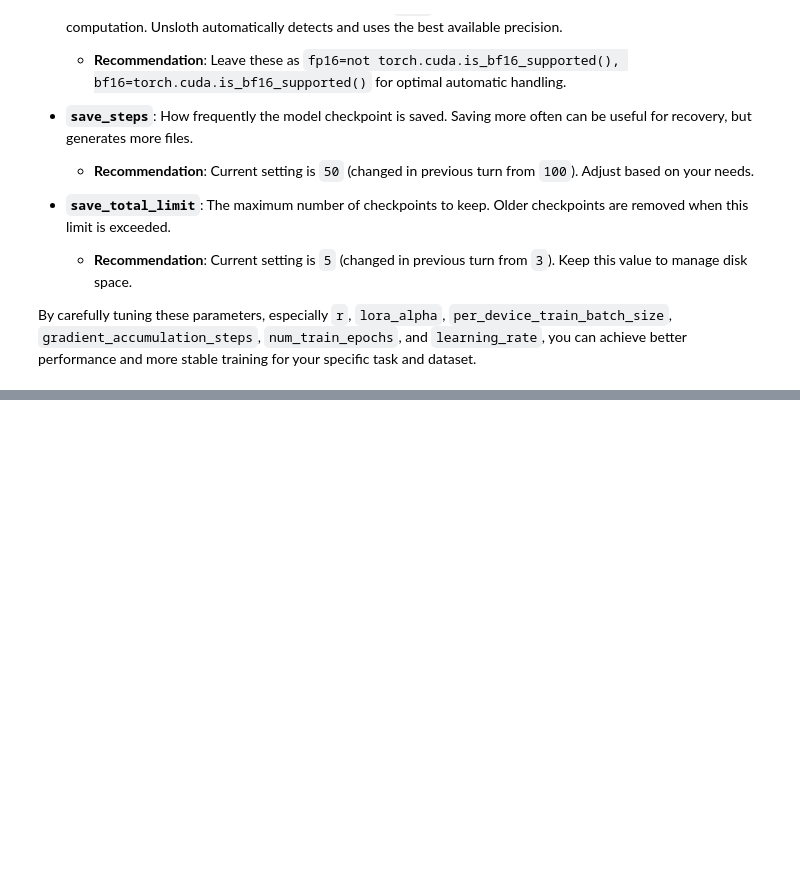
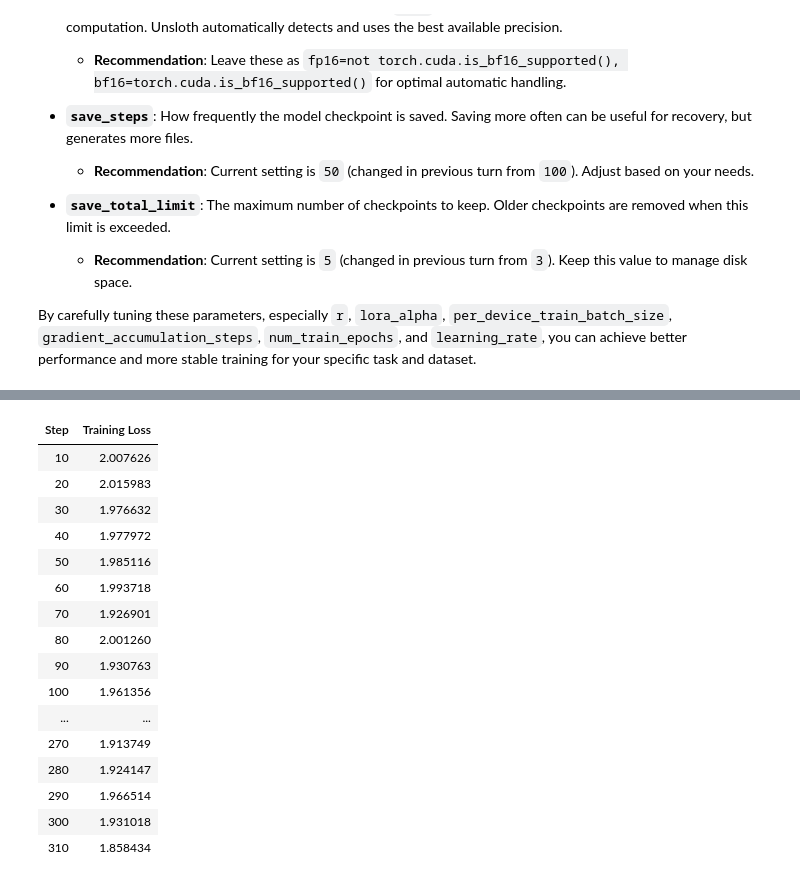
Before and after one commit to cembohan/CSE4078S26_Grp9, a Jupyter notebook: colab/model_finetune.ipynb, the cells around one changed output, grey strips where cells are left out. Cells and saved outputs as stored; diff of their text form; code cells hidden in the pictures; blank space fills up the shorter version.

Commit message:
finetuning for 4 epochs qwen

```diff
--- a/colab/model_finetune.ipynb
+++ b/colab/model_finetune.ipynb
@@ -295,0 +233,81 @@ trainer.train(resume_from_checkpoint=checkpoint_path)
+# %%
+# ==================== RESUME TRAINING WITH NEW LEARNING RATE ====================
+# Point to your last saved checkpoint directory (NOT the original model)
+checkpoint_path = "/content/drive/MyDrive/CSE4078_Project/qwen35-2b-medical-v2/checkpoint-950"  # ← replace XXX with actual step number, e.g., checkpoint-100
+
+# NEW learning rate
+new_learning_rate = 1e-4  # ← set your desired LR here
+
+# Optional: change output directory to avoid overwriting previous checkpoints
+output_dir = "/content/drive/MyDrive/CSE4078_Project/qwen35-2b-medical-v2-resumed-ep4-lr1e4"  # ← optional, can keep original if preferred
+
+model, tokenizer = FastLanguageModel.from_pretrained(
+    model_name=checkpoint_path,  # Load from checkpoint, not original model
+    max_seq_length=2048,
+    dtype=None,
+    load_in_4bit=False,
+)
+
+# IMPORTANT:
+# When loading from a LoRA checkpoint, the model *already* has LoRA adapters.
+# Do NOT call FastLanguageModel.get_peft_model() again.
+# model = FastLanguageModel.get_peft_model(
+#     model,
+#     r=32,
+#     target_modules=["q_proj", "k_proj", "v_proj", "o_proj", "gate_proj", "up_proj", "down_proj"],
+#     lora_alpha=32,
+#     lora_dropout=0,
+#     bias="none",
+#     use_gradient_checkpointing="unsloth",
+#     random_state=42,
+# )
+
+# Format function (must be identical to original)
+def format_example(example):
+    return {
+        "text": tokenizer.apply_chat_template(
+            [
+                {"role": "user", "content": example["question_content"]},
+                {"role": "assistant", "content": example["question_answer"]}
+            ],
+            tokenize=False,
+            add_generation_prompt=False
+        )
+    }
+
+# Re-apply formatting if dataset is not already processed
+train_dataset = train_dataset.map(format_example, num_proc=4)
+
+from trl import SFTTrainer
+from transformers import TrainingArguments
+
+trainer = SFTTrainer(
+    model=model,
+    tokenizer=tokenizer,
+    train_dataset=train_dataset,
+    dataset_text_field="text",
+    max_seq_length=2048,
+    dataset_num_proc=4,
+    packing=False,
+    args=TrainingArguments(
+        per_device_train_batch_size=8,
+        gradient_accumulation_steps=8,
+        warmup_steps=30,  # Fresh warmup with new LR
+        num_train_epochs=1,  # Will continue from epoch 0 relative to resumed weights; adjust if needed
+        learning_rate=new_learning_rate,  # ← new LR applied here
+        fp16=not torch.cuda.is_bf16_supported(),
+        bf16=torch.cuda.is_bf16_supported(),
+        logging_steps=10,
+        save_steps=10,
+        save_total_limit=3,
+        output_dir=output_dir,
+        push_to_hub=False,
+        report_to="none",
+        save_strategy="steps",
+    ),
+)
+
+print(f"🚀 Resuming fine-tuning from {checkpoint_path} with LR={new_learning_rate}...")
+# Do NOT use resume_from_checkpoint=True here — we loaded weights directly via from_pretrained
+trainer.train()
+# %% [output]
@@ -295,0 +329,17 @@ trainer.train(resume_from_checkpoint=checkpoint_path)
+| Step | Training Loss |
+| 10 | 2.007626 |
+| 20 | 2.015983 |
+| 30 | 1.976632 |
+| 40 | 1.977972 |
+| 50 | 1.985116 |
+| 60 | 1.993718 |
+| 70 | 1.926901 |
+| 80 | 2.001260 |
+| 90 | 1.930763 |
+| 100 | 1.961356 |
+| ... | ... |
+| 270 | 1.913749 |
+| 280 | 1.924147 |
+| 290 | 1.966514 |
+| 300 | 1.931018 |
+| 310 | 1.858434 |
```
Also changed, not shown: parts of 3 cells of this notebook.
